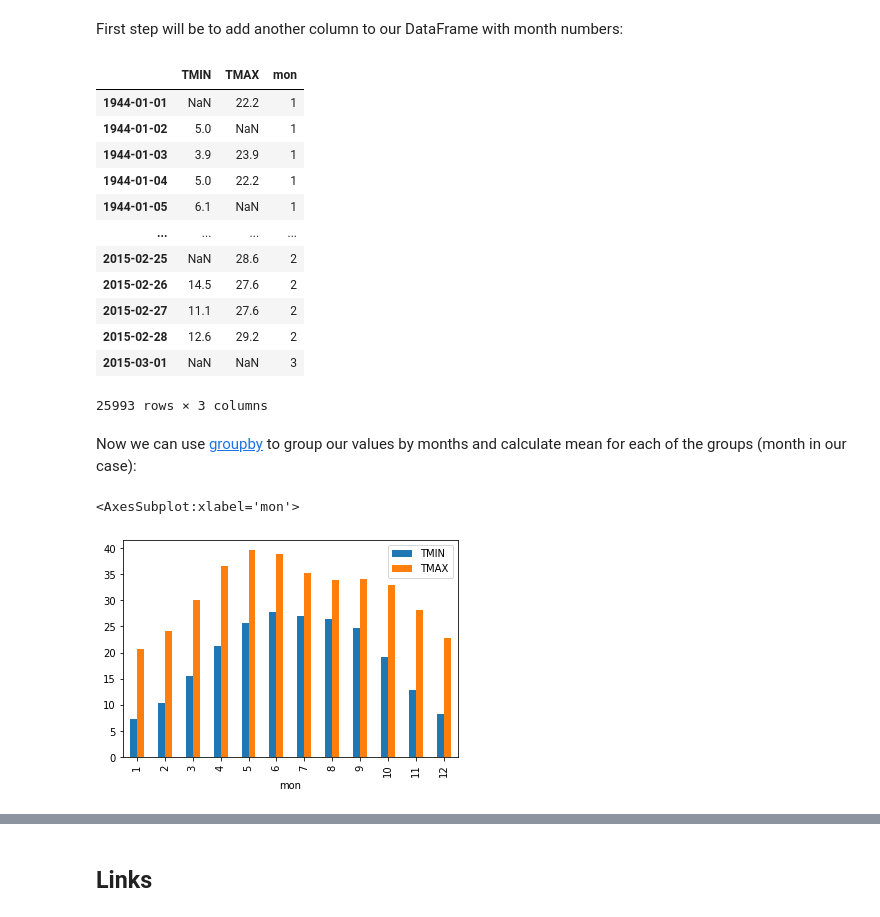
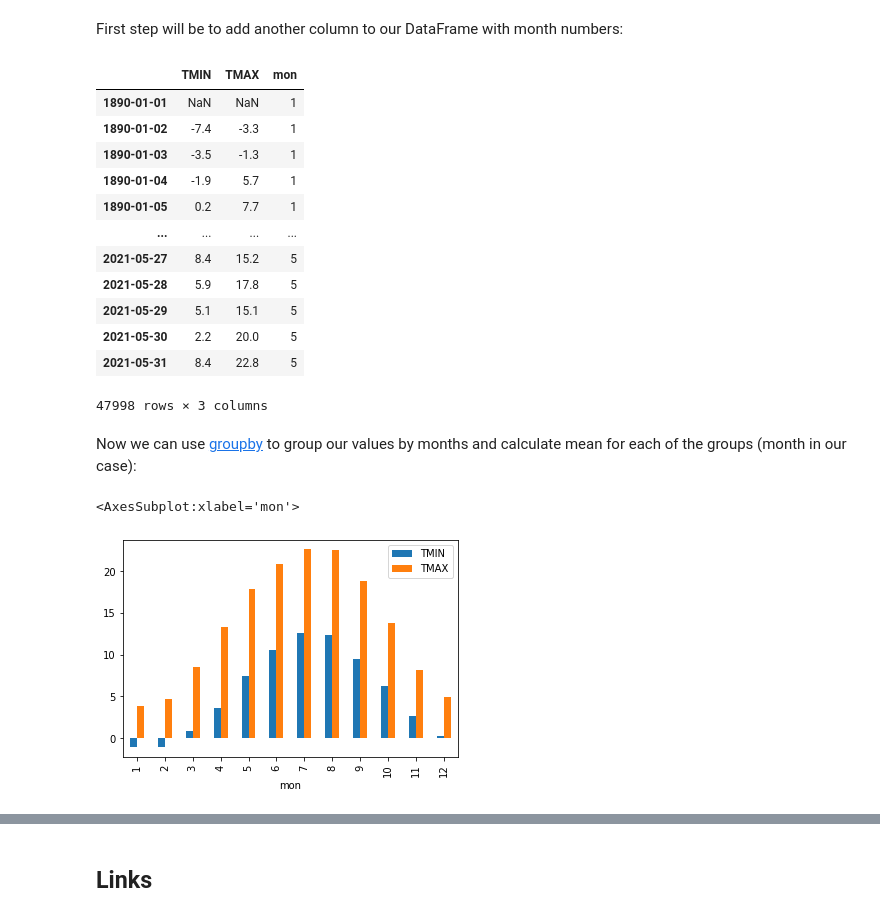
Before and after one commit to koldunovn/python_data_train, a Jupyter notebook: notebooks/06_pandas.ipynb, the cells around one changed output, grey strips where cells are left out. Drawn from its saved outputs; the diff is of its cells as text; code cells hidden in the pictures.

```diff
--- a/notebooks/06_pandas.ipynb
+++ b/notebooks/06_pandas.ipynb
@@ -131,2 +138,3 @@ Let's use similar data, but for a different location for a change:
 # %%
-tmax = pd.read_csv('../data/DelhiTmax.txt', delimiter=r"\s+", parse_dates=[[0,1,2]], header=None)
+tmax = pd.read_csv('../data/Bremen_tmax.txt',skiprows=22,
+                   delimiter=r"\s+", parse_dates=[[0,1,2]], header=None)
@@ -233,7 +257,8 @@ tmax[tmax > 30].plot(style='r*')
 # %% [markdown]
 Now let's make live a bit more interesting and get more data. This will be TMIN time series.
 # %%
-tmin = pd.read_csv('../data/DelhiTmin.txt',delimiter=r"\s+", parse_dates=[[0,1,2]], header=None)
+tmin = pd.read_csv('../data/Bremen_tmin.txt',skiprows=22,
+                   delimiter=r"\s+", parse_dates=[[0,1,2]], header=None)
 tmin.columns = ['Date', 'Temp']
 tmin = tmin.set_index(['Date'])
 # %%
@@ -274,5 +316,5 @@ Create index (use period_range):
 # %%
-dd = pd.date_range('1944-01','2015-03',freq='D')
+dd = pd.date_range('1890-01','2021-05-31',freq='D')
 # %%
 dd
 # %% [output]
@@ -528,26 +575,26 @@ tmp['mon'] = tmp.index.month
 tmp
 # %% [output]
 |  | TMIN | TMAX | mon |
-| 1944-01-01 | NaN | 22.2 | 1 |
-| 1944-01-02 | 5.0 | NaN | 1 |
-| 1944-01-03 | 3.9 | 23.9 | 1 |
-| 1944-01-04 | 5.0 | 22.2 | 1 |
-| 1944-01-05 | 6.1 | NaN | 1 |
+| 1890-01-01 | NaN | NaN | 1 |
+| 1890-01-02 | -7.4 | -3.3 | 1 |
+| 1890-01-03 | -3.5 | -1.3 | 1 |
+| 1890-01-04 | -1.9 | 5.7 | 1 |
+| 1890-01-05 | 0.2 | 7.7 | 1 |
 | ... | ... | ... | ... |
-| 2015-02-25 | NaN | 28.6 | 2 |
-| 2015-02-26 | 14.5 | 27.6 | 2 |
-| 2015-02-27 | 11.1 | 27.6 | 2 |
-| 2015-02-28 | 12.6 | 29.2 | 2 |
-| 2015-03-01 | NaN | NaN | 3 |
+| 2021-05-27 | 8.4 | 15.2 | 5 |
+| 2021-05-28 | 5.9 | 17.8 | 5 |
+| 2021-05-29 | 5.1 | 15.1 | 5 |
+| 2021-05-30 | 2.2 | 20.0 | 5 |
+| 2021-05-31 | 8.4 | 22.8 | 5 |
-25993 rows × 3 columns
+47998 rows × 3 columns
 # %% [markdown]
 Now we can use [groupby](http://pandas.pydata.org/pandas-docs/stable/groupby.html) to group our values by months and calculate mean for each of the groups (month in our case):
 # %%
-monmean = tmp['1950':'2013'].groupby('mon').aggregate(np.mean)
+monmean = tmp['1950':'2020'].groupby('mon').aggregate(np.mean)
 monmean.plot(kind='bar')
 # %% [output]
 <AxesSubplot:xlabel='mon'>
-[figure, old version]
+[figure, new version]
 # %%
 tmp.boxplot(column=['TMAX'], by='mon', figsize=(10,5))
 tmp.boxplot(column=['TMIN'], by='mon', figsize=(10,5))
```
Also changed, not shown: parts of 53 cells of this notebook, 1 other file.
